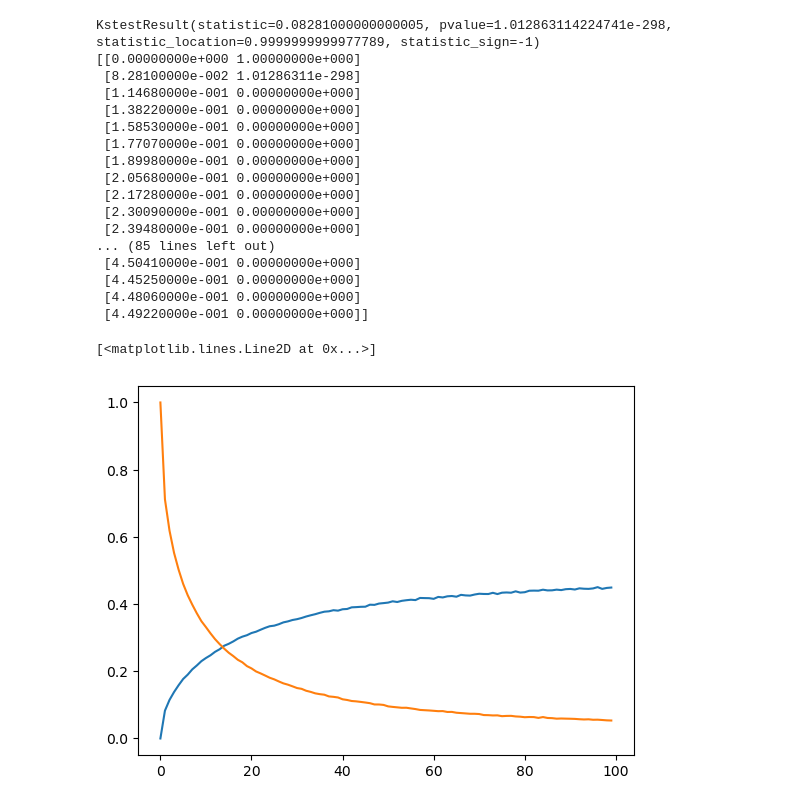
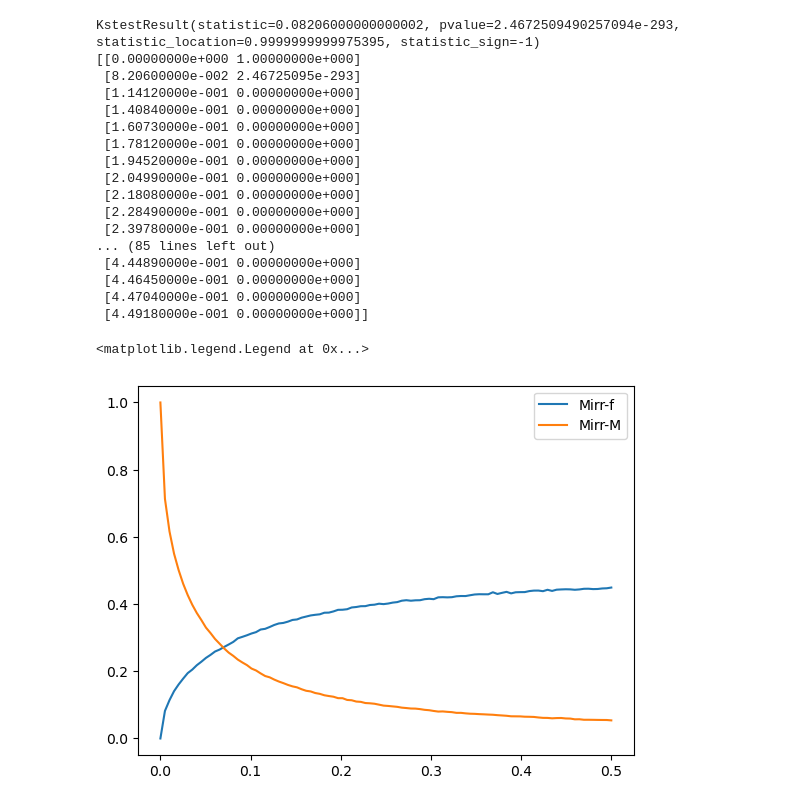
Before and after one commit to Diego-Albano/astrostatistics_bicocca_2025, a Jupyter notebook: working/W7.ipynb, the cells around one changed output. Cells and saved outputs as stored; diff of their text form; code cells hidden in the pictures.

```diff
--- a/working/W7.ipynb
+++ b/working/W7.ipynb
@@ -62,30 +65,31 @@ for i in sigmas:
     ks_Mirr_M.append(scipy.stats.kstest(M_irr, M))
 # %%
 print(ks_Mirr_f[1])
-a = np.array(ks_Mirr_f)
-b = np.array(ks_Mirr_M)
-print(a)
+ks_Mirr_f = np.array(ks_Mirr_f)
+ks_Mirr_M = np.array(ks_Mirr_M)
+print(ks_Mirr_f)
 # %% [output]
-KstestResult(statistic=0.08281000000000005, pvalue=1.012863114224741e-298, statistic_location=0.9999999999977789, statistic_sign=-1)
+KstestResult(statistic=0.08206000000000002, pvalue=2.4672509490257094e-293, statistic_location=0.9999999999975395, statistic_sign=-1)
 [[0.00000000e+000 1.00000000e+000]
- [8.28100000e-002 1.01286311e-298]
- [1.14680000e-001 0.00000000e+000]
- [1.38220000e-001 0.00000000e+000]
- [1.58530000e-001 0.00000000e+000]
- [1.77070000e-001 0.00000000e+000]
- [1.89980000e-001 0.00000000e+000]
- [2.05680000e-001 0.00000000e+000]
- [2.17280000e-001 0.00000000e+000]
- [2.30090000e-001 0.00000000e+000]
- [2.39480000e-001 0.00000000e+000]
+ [8.20600000e-002 2.46725095e-293]
+ [1.14120000e-001 0.00000000e+000]
+ [1.40840000e-001 0.00000000e+000]
+ [1.60730000e-001 0.00000000e+000]
+ [1.78120000e-001 0.00000000e+000]
+ [1.94520000e-001 0.00000000e+000]
+ [2.04990000e-001 0.00000000e+000]
+ [2.18080000e-001 0.00000000e+000]
+ [2.28490000e-001 0.00000000e+000]
+ [2.39780000e-001 0.00000000e+000]
 ... (85 lines left out)
- [4.50410000e-001 0.00000000e+000]
- [4.45250000e-001 0.00000000e+000]
- [4.48060000e-001 0.00000000e+000]
- [4.49220000e-001 0.00000000e+000]]
+ [4.44890000e-001 0.00000000e+000]
+ [4.46450000e-001 0.00000000e+000]
+ [4.47040000e-001 0.00000000e+000]
+ [4.49180000e-001 0.00000000e+000]]
 # %%
-plt.plot(a[:,0])
-plt.plot(b[:,0])
+plt.plot(sigmas, ks_Mirr_f[:,0], label="Mirr-f")
+plt.plot(sigmas, ks_Mirr_M[:,0], label="Mirr-M")
+plt.legend()
 # %% [output]
-[<matplotlib.lines.Line2D at 0x...>]
+<matplotlib.legend.Legend at 0x...>
-[figure, old version]
+[figure, new version]
```
Also changed, not shown: parts of 6 cells of this notebook.
